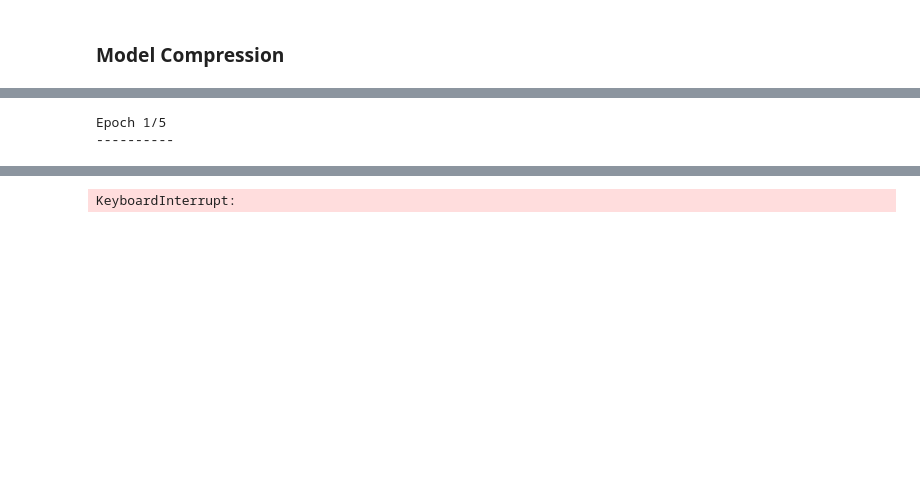
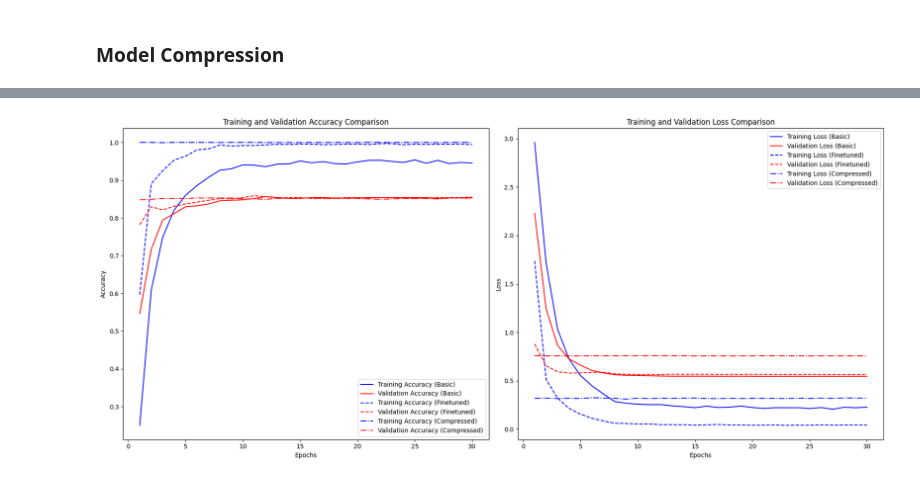
Before and after one commit to KolawatInpan/Mini_Embeded, a Jupyter notebook: miniproj.ipynb, the cells around one changed output, grey strips where cells are left out. Cells and saved outputs as stored; diff of their text form; code cells hidden in the pictures; blank space fills up the shorter version.

```diff
--- a/miniproj.ipynb
+++ b/miniproj.ipynb
@@ -807,17 +833,7 @@ def plot_comparison_all(train_acc_before, val_acc_before, train_loss_before, val
     plt.tight_layout()
     plt.show()
 
-# Call the function to plot the comparison
-# Define the training and validation histories for the compressed model
-train_acc_history_model_compressed = []
-val_acc_history_model_compressed = []
-train_loss_history_model_compressed = []
-val_loss_history_model_compressed = []
 
-# Train the compressed model and store the histories
-trained_student_model, train_acc_history_model_compressed, val_acc_history_model_compressed, train_loss_history_model_compressed, val_loss_history_model_compressed = train_model(
-    trained_student_model, criterion, student_optimizer, fine_tune_scheduler, num_epochs=EPOCHS)
-compute_and_plot_a_distance_and_tsne(trained_student_model, train_loader, test_loader)
 plot_comparison_all(
     train_acc_history_model_MBV3small,
     val_acc_history_model_MBV3small,
@@ -827,11 +843,9 @@ plot_comparison_all(
     val_acc_history_model_finetuned,
     train_loss_history_model_finetuned,
     val_loss_history_model_finetuned,
-    train_acc_history_model_compressed,
-    val_acc_history_model_compressed,
-    train_loss_history_model_compressed,
-    val_loss_history_model_compressed
+    train_acc_history_compress,
+    val_acc_history_compress,
+    train_loss_history_compress,
+    val_loss_history_compress
 )
 # %% [output]
-Epoch 1/5
-----------
@@ -839 +852 @@ Training Loss: 0.4681 Acc: 0.9085
-KeyboardInterrupt:
+[figure, added]
```
Also changed, not shown: parts of 4 cells of this notebook.
